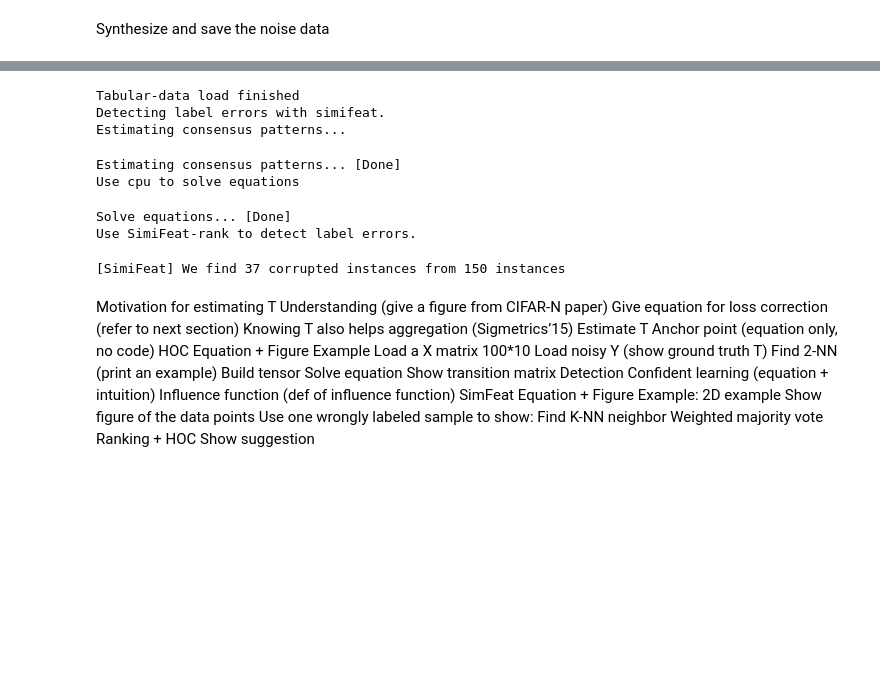
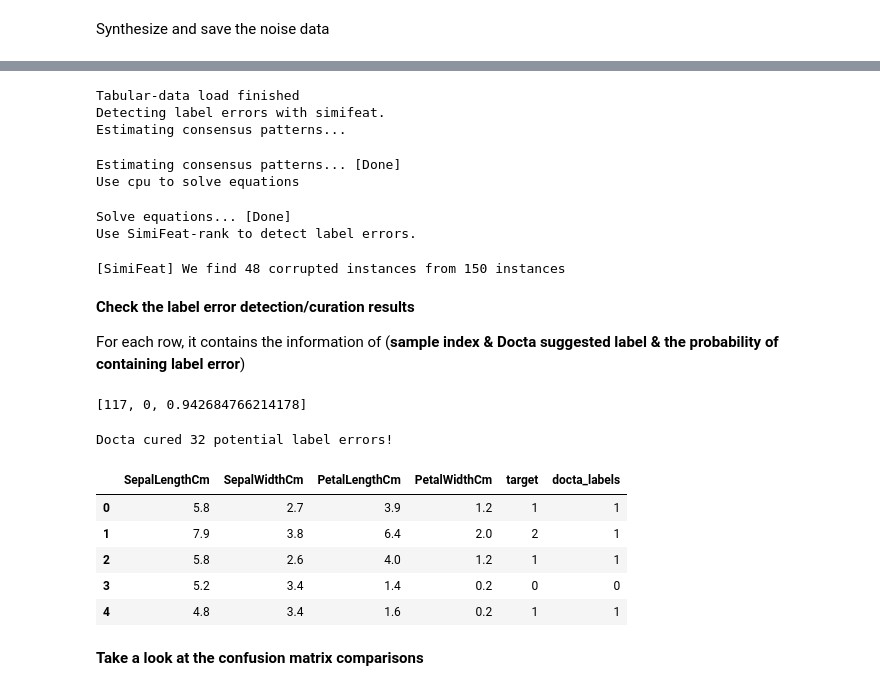
Before and after one commit to Docta-ai/IJCAI-tutorial, a Jupyter notebook: Sec2_Est_Detect.ipynb, the cells around one changed output, grey strips where cells are left out. Drawn from its saved outputs; the diff is of its cells as text; code cells hidden in the pictures; blank space fills up the shorter version.

Commit message:
detection

```diff
--- a/Sec2_Est_Detect.ipynb
+++ b/Sec2_Est_Detect.ipynb
@@ -469,14 +534,14 @@ Label error rate: 25.33%
 # %%
-from docta.apis import Diagnose
 from docta.core.report import Report
 from docta.utils.config import Config
 from docta.datasets import TabularDataset
-
+import torch
 # Load config
 cfg = Config.fromfile('./config/label_error_tabular.py')
 
-
-dataset = TabularDataset(root_path=cfg.data_root)
+np.random.seed(42)
+torch.manual_seed(0)
+dataset = TabularDataset(root_path=cfg.data_root, normalize=False)
 cfg.num_classes = len(np.unique(dataset.label))
 test_dataset = None
 print('Tabular-data load finished')
@@ -487,7 +552,7 @@ report = Report()
 from docta.apis import DetectLabel
 from docta.core.report import Report
 report = Report()
-detector = DetectLabel(cfg, dataset, report = report)
+detector = DetectLabel(cfg, dataset, report=report)
 detector.detect()
 # %% [output]
 Tabular-data load finished
@@ -497,32 +562,13 @@ Estimating consensus patterns... [Done]
 Use cpu to solve equations
 Solve equations... [Done]
 Use SimiFeat-rank to detect label errors.
-[SimiFeat] We find 37 corrupted instances from 150 instances
+[SimiFeat] We find 48 corrupted instances from 150 instances
-# %% [markdown]
-Motivation for estimating T
-Understanding (give a figure from CIFAR-N paper)
-Give equation for loss correction (refer to next section)
-Knowing T also helps aggregation (Sigmetrics’15)
-Estimate T
-Anchor point (equation only, no code)
-HOC
-Equation + Figure
-Example
-Load a X matrix 100*10
-Load noisy Y (show ground truth T)
-Find 2-NN (print an example)
-Build tensor
-Solve equation
-Show transition matrix
-Detection
-Confident learning (equation + intuition)
-Influence function (def of influence function)
-SimFeat
-Equation + Figure
-Example: 2D example
-Show figure of the data points
-Use one wrongly labeled sample to show:
-Find K-NN neighbor
-Weighted majority vote
-Ranking + HOC
-Show suggestion
+# %% [markdown]
+**Check the label error detection/curation results**
+
+For each row, it contains the information of (**sample index & Docta suggested label & the probability of containing label error**)
+# %%
+cured = report.curation['label_curation']
+print(cured[0]) # See what each element looks like
+# %% [output]
+[117, 0, 0.942684766214178]
@@ -528,0 +587,15 @@ Show suggestion
+# %%
+docta_labels, n_cured_labels = cure_y_train(noisy_df['target'].tolist(), cured, thres = 0.6)
+noisy_df['docta_labels'] = docta_labels
+print(f"Docta cured {n_cured_labels} potential label errors!")
+noisy_df.head()
+# %% [output]
+Docta cured 32 potential label errors!
+|  | SepalLengthCm | SepalWidthCm | PetalLengthCm | PetalWidthCm | target | docta_labels |
+| 0 | 5.8 | 2.7 | 3.9 | 1.2 | 1 | 1 |
+| 1 | 7.9 | 3.8 | 6.4 | 2.0 | 2 | 1 |
+| 2 | 5.8 | 2.6 | 4.0 | 1.2 | 1 | 1 |
+| 3 | 5.2 | 3.4 | 1.4 | 0.2 | 0 | 0 |
+| 4 | 4.8 | 3.4 | 1.6 | 0.2 | 1 | 1 |
+# %% [markdown]
+**Take a look at the confusion matrix comparisons**
```
Also changed, not shown: parts of 13 cells of this notebook, 7 other files.
